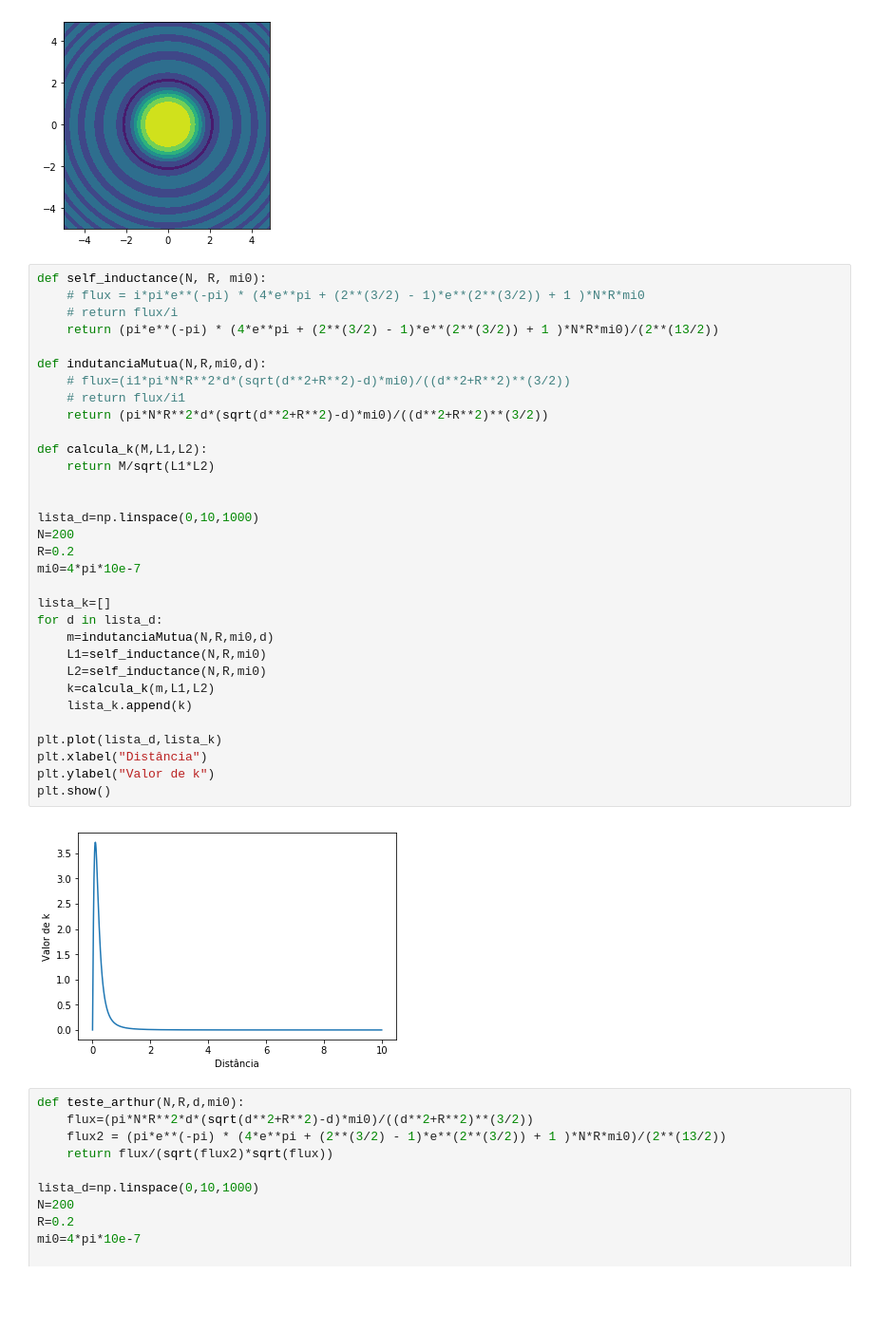
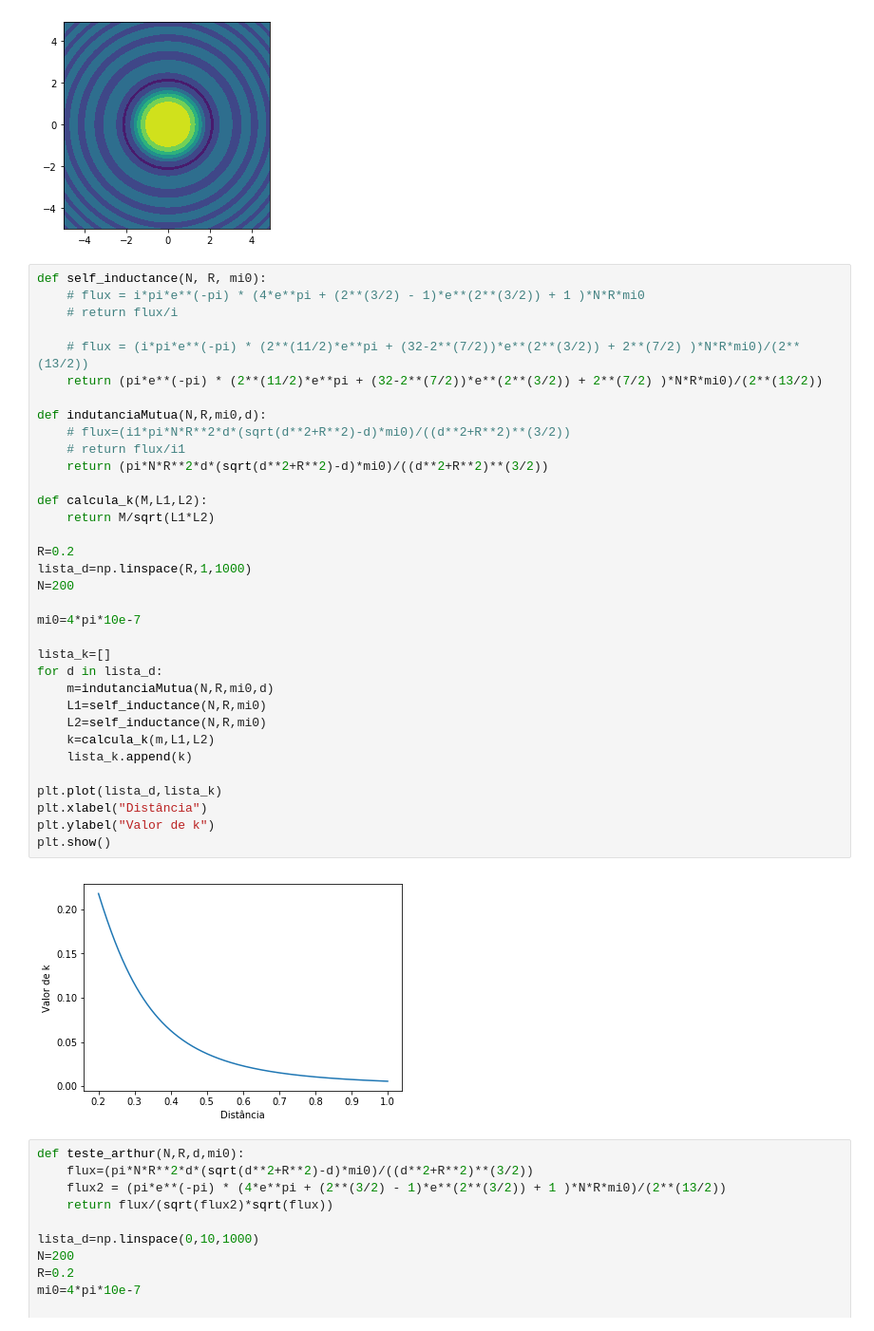
Before and after one commit to DualStream799/Wireless-Power-Transfer-Simulation, a Jupyter notebook: WPT-Simulation.ipynb, the cells around one changed output. Shown at 95% size. Cells and saved outputs as stored; diff of their text form; blank space fills up the shorter version.

```diff
--- a/WPT-Simulation.ipynb
+++ b/WPT-Simulation.ipynb
@@ -262,37 +262,39 @@ plt.show()
 # %%
 def self_inductance(N, R, mi0):
     # flux = i*pi*e**(-pi) * (4*e**pi + (2**(3/2) - 1)*e**(2**(3/2)) + 1 )*N*R*mi0
     # return flux/i
-    return (pi*e**(-pi) * (4*e**pi + (2**(3/2) - 1)*e**(2**(3/2)) + 1 )*N*R*mi0)/(2**(13/2))
+
+    # flux = (i*pi*e**(-pi) * (2**(11/2)*e**pi + (32-2**(7/2))*e**(2**(3/2)) + 2**(7/2) )*N*R*mi0)/(2**(13/2))
+    return (pi*e**(-pi) * (2**(11/2)*e**pi + (32-2**(7/2))*e**(2**(3/2)) + 2**(7/2) )*N*R*mi0)/(2**(13/2))
 
 def indutanciaMutua(N,R,mi0,d):
     # flux=(i1*pi*N*R**2*d*(sqrt(d**2+R**2)-d)*mi0)/((d**2+R**2)**(3/2))
     # return flux/i1
     return (pi*N*R**2*d*(sqrt(d**2+R**2)-d)*mi0)/((d**2+R**2)**(3/2))
 
 def calcula_k(M,L1,L2):
     return M/sqrt(L1*L2)
 
+R=0.2
+lista_d=np.linspace(R,1,1000)
+N=200
 
-lista_d=np.linspace(0,10,1000)
-N=200
-R=0.2
 mi0=4*pi*10e-7
 
 lista_k=[]
 for d in lista_d:
     m=indutanciaMutua(N,R,mi0,d)
     L1=self_inductance(N,R,mi0)
     L2=self_inductance(N,R,mi0)
     k=calcula_k(m,L1,L2)
     lista_k.append(k)
 
 plt.plot(lista_d,lista_k)
 plt.xlabel("Distância")
 plt.ylabel("Valor de k")
 plt.show()
 # %% [output]
-[figure, old version]
+[figure, new version]
 # %%
 def teste_arthur(N,R,d,mi0):
     flux=(pi*N*R**2*d*(sqrt(d**2+R**2)-d)*mi0)/((d**2+R**2)**(3/2))
```
